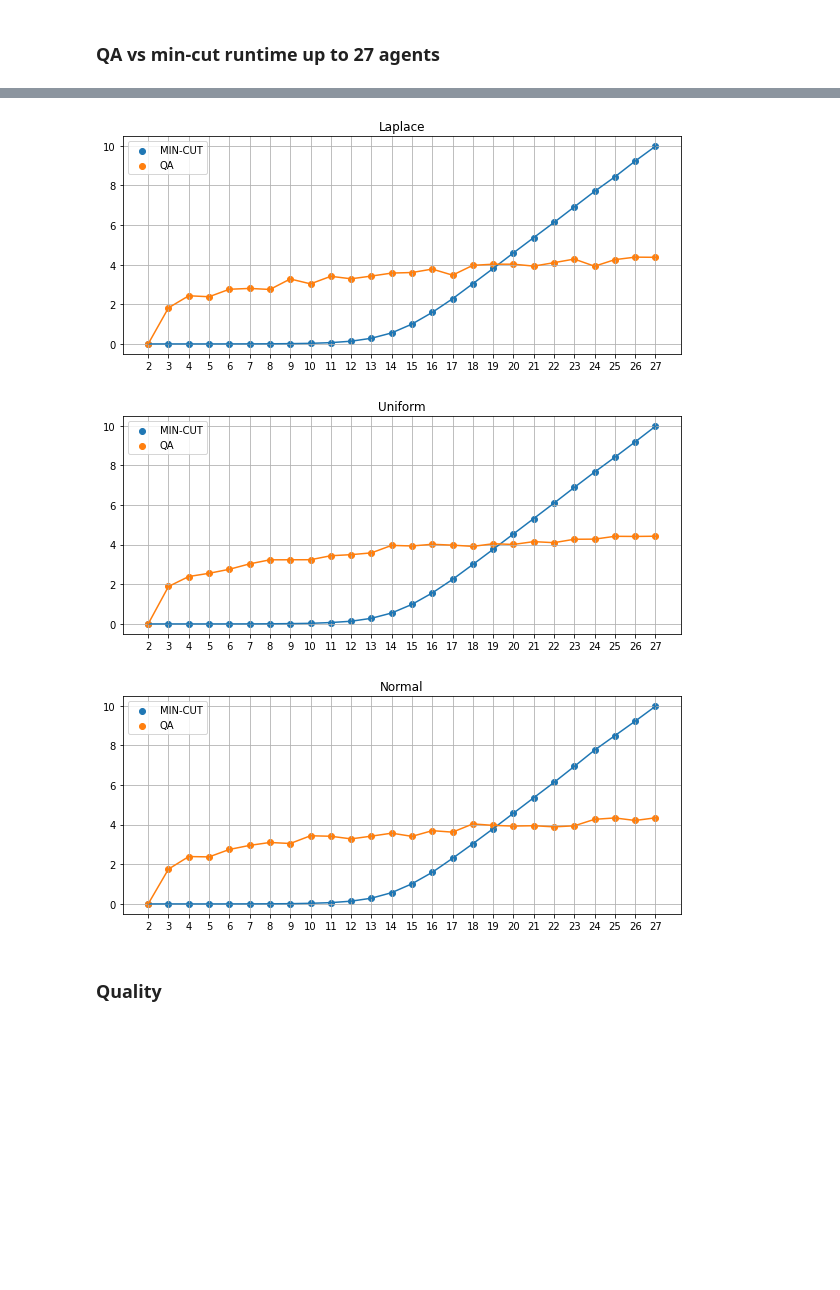
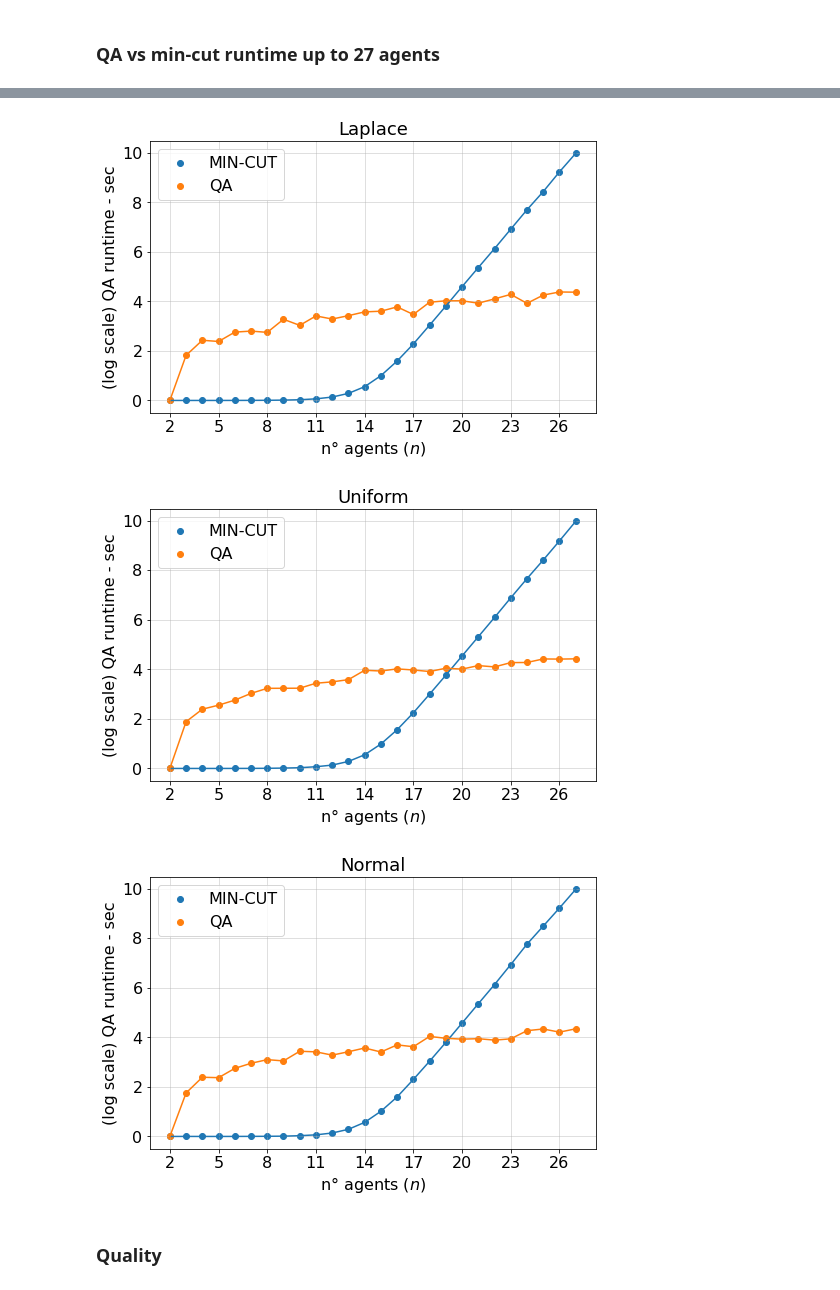
Before and after one commit to supreethmv/GCS-Q, a Jupyter notebook: Viz.ipynb, the cells around one changed output, grey strips where cells are left out. Drawn from its saved outputs; the diff is of its cells as text; code cells hidden in the pictures; blank space fills up the shorter version.

```diff
--- a/Viz.ipynb
+++ b/Viz.ipynb
@@ -70,52 +81,57 @@ df.head()
 # %%
 current_folder = file = os.path.join(folder, 'QA vs MIN-CUT')
 create_dir(current_folder)
+font=14
 
 for distr in df.Distribution.unique():
     data = df[df.Distribution == distr]
 
+    plt.figure(figsize=(8,5))
+    x = data['No. of Agents'].to_numpy()
 
-#     plt.figure(figsize=(10,6))
-#     x = data['No. of Agents'].to_numpy()
-#     y_BF = data[('Top-down approach using min-cut', 'TTE')].astype(float).to_numpy()
-#     y_QA = data[('Dwave Annealer', 'TTE')].astype(float).to_numpy()
 
-#     plt.scatter(x, y_BF, label='Brute Force')
-#     plt.plot(x, y_BF)
-
-#     plt.scatter(x, y_QA, label='QA')
-#     plt.plot(x, y_QA)
-
-#     plt.grid()
-#     plt.title(distr)
-#     plt.legend()
-#     # plt.savefig(distr+'.png')
-#     plt.show()
-
-    plt.figure(figsize=(10,4))
-    x = data['No. of Agents'].to_numpy()
     y_BF = data[('Top-down approach using min-cut', 'TTE')].astype(float).to_numpy()
     y_QA = data[('Dwave Annealer', 'TTE')].astype(float).to_numpy()
+
+
+    #     plt.scatter(x, y_BF, label='Brute Force')
+    #     plt.plot(x, y_BF)
+
+    #     plt.scatter(x, y_QA, label='QA')
+    #     plt.plot(x, y_QA)
+    #     plt.grid()
+    #     plt.title(distr)
+    #     plt.legend()
+    #     # plt.savefig(distr+'.png')
+    #     plt.show()
+
 
     log_BF = np.log(y_BF+1)
     log_QA = np.log(y_QA+1)
 
     plt.scatter(x, log_BF, label='MIN-CUT')
     plt.plot(x, log_BF)
 
     plt.scatter(x, log_QA, label='QA')
     plt.plot(x, log_QA)
 
-    plt.grid()
-    plt.title(distr.capitalize())
-    plt.legend()
+    plt.xticks(ticks=np.arange(0, 27, 3), fontsize =font+2)
+    plt.yticks(fontsize =font+2)
+
+
+    plt.xlabel(r'n° agents $(n)$',fontdict={'fontsize':font+2})
+    plt.ylabel(r"(log scale) QA runtime - sec",fontdict={'fontsize':font+2})
+
+    plt.grid(alpha=.5)
+    plt.title(distr.capitalize(), fontdict={'fontsize':font+4})
+    plt.legend(fontsize=font+2)
     file = os.path.join(current_folder, distr+'_log.png')
     plt.savefig(file, dpi=300, bbox_inches = "tight")
     plt.show()
 # %% [output]
-[figure, old version]
+[figure, new version]
-[figure, old version]
+[figure, new version]
-[figure, old version]
+[figure, new version]
 # %% [markdown]
 ### Quality
 # %%
```
Also changed, not shown: parts of 11 cells of this notebook, 13 other files.
